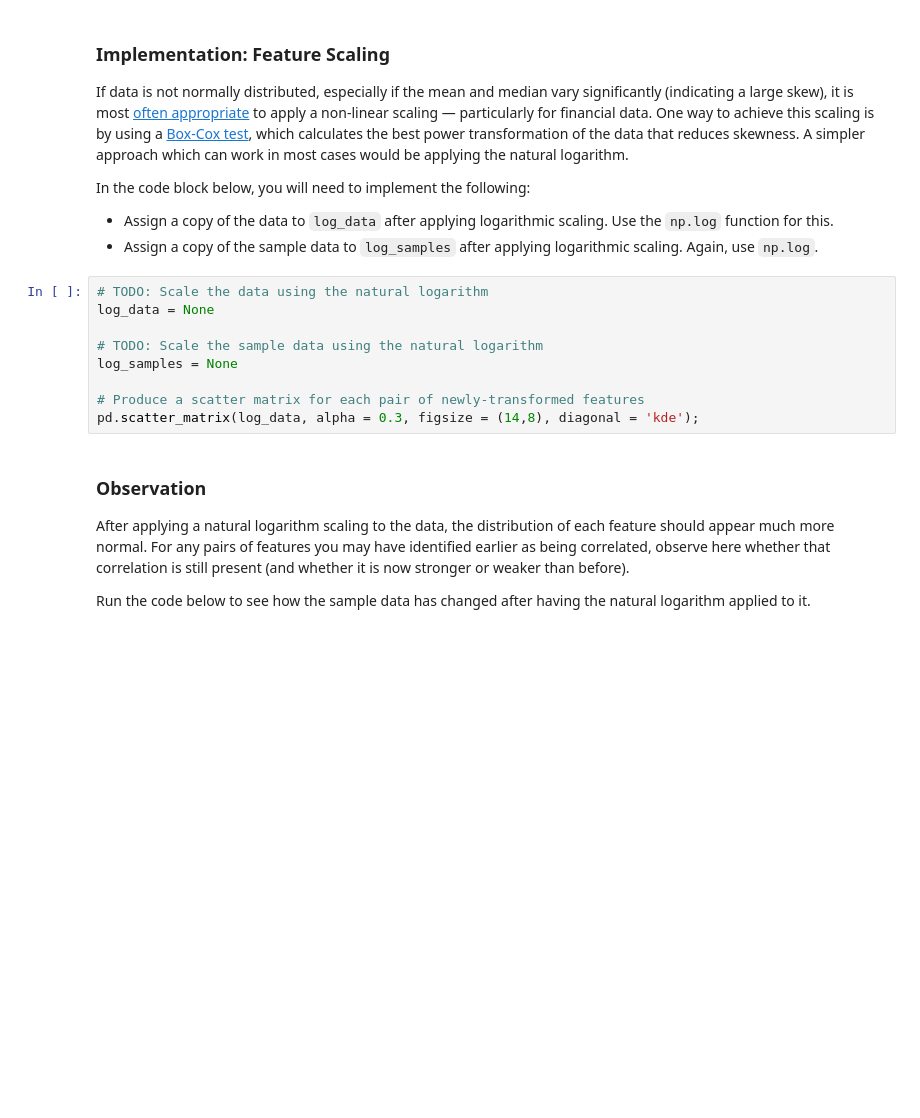
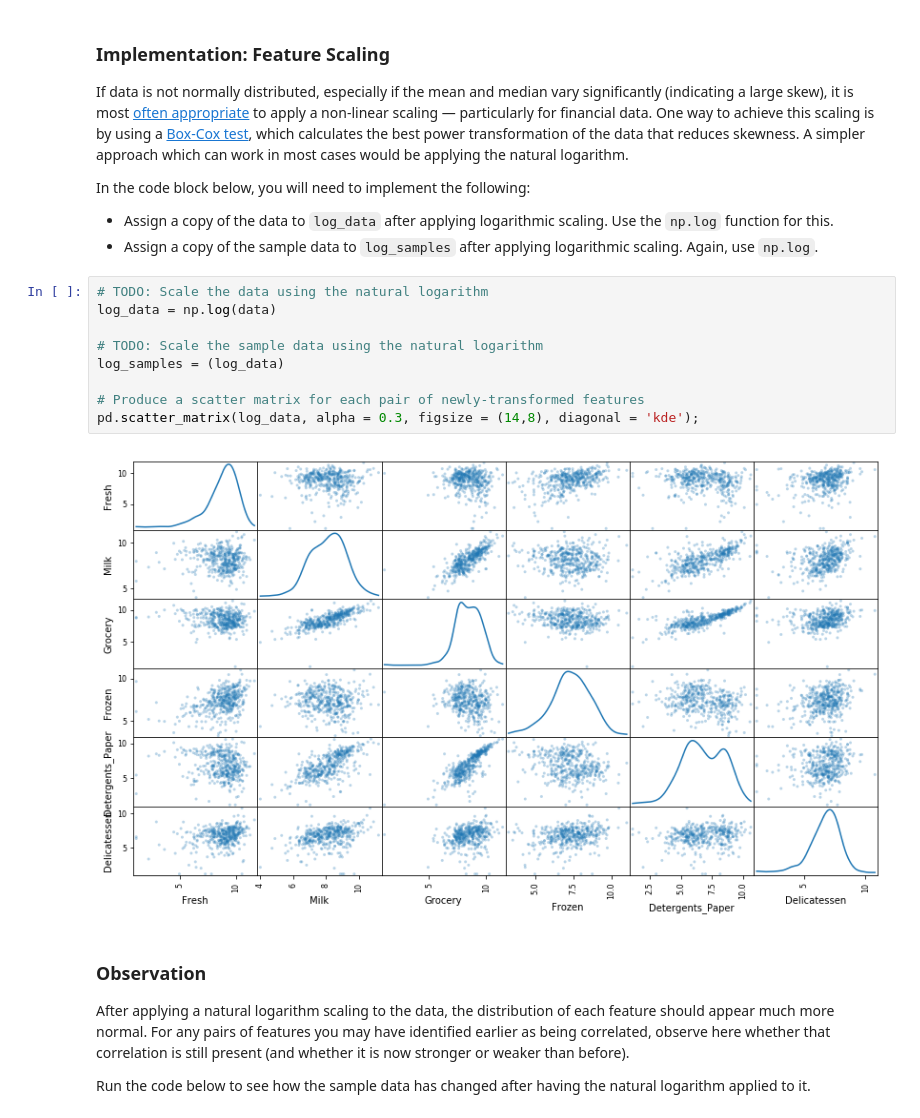
Before and after one commit to mathias-ekstroem/machine-learning, a Jupyter notebook: projects/customer_segments/customer_segments.ipynb, the cells around one changed output. Saved outputs shown, nothing was run; the diff lists cells and outputs as text; blank space fills up the shorter version.

```diff
--- a/projects/customer_segments/customer_segments.ipynb
+++ b/projects/customer_segments/customer_segments.ipynb
@@ -187,13 +189,15 @@ In the code block below, you will need to implement the following:
  - Assign a copy of the sample data to `log_samples` after applying logarithmic scaling. Again, use `np.log`.
 # %%
 # TODO: Scale the data using the natural logarithm
-log_data = None
+log_data = np.log(data)
 
 # TODO: Scale the sample data using the natural logarithm
-log_samples = None
+log_samples = (log_data)
 
 # Produce a scatter matrix for each pair of newly-transformed features
 pd.scatter_matrix(log_data, alpha = 0.3, figsize = (14,8), diagonal = 'kde');
+# %% [output]
+[figure, added]
 # %% [markdown]
 ### Observation
 After applying a natural logarithm scaling to the data, the distribution of each feature should appear much more normal. For any pairs of features you may have identified earlier as being correlated, observe here whether that correlation is still present (and whether it is now stronger or weaker than before).
```
Also changed, not shown: parts of 7 cells of this notebook.
